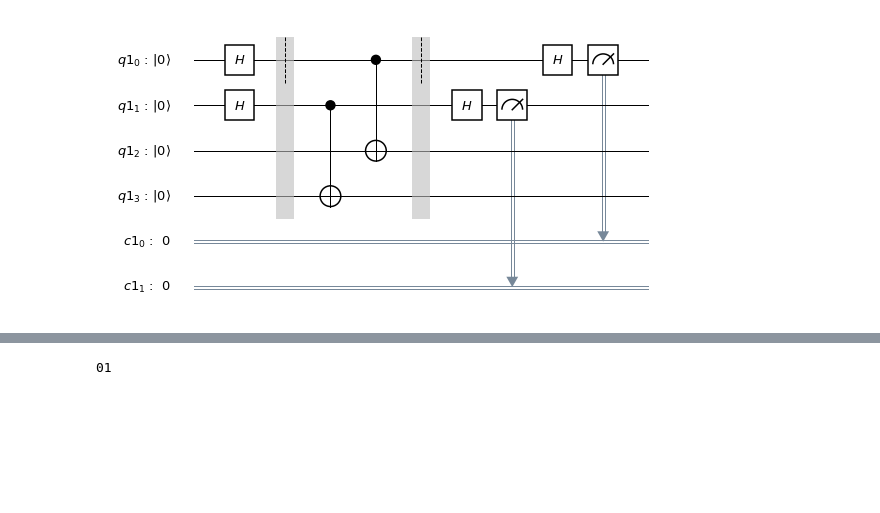
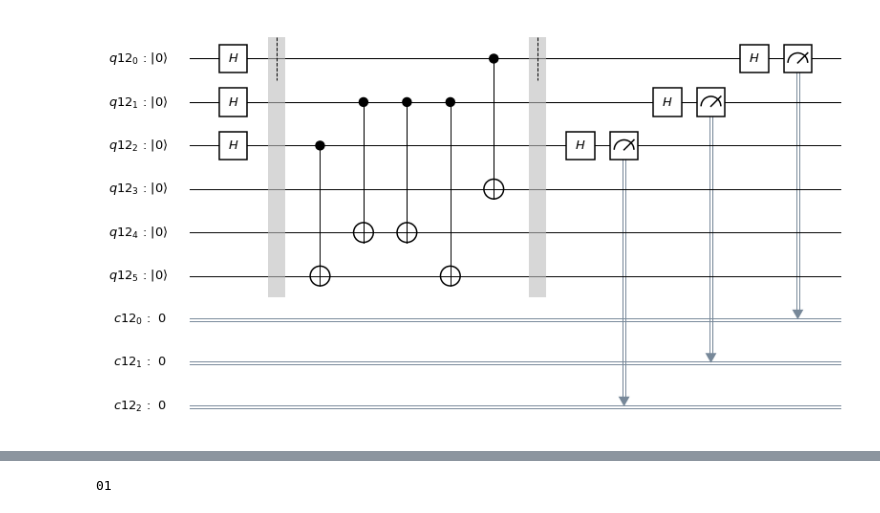
Before and after one commit to TheRealJeries/SimonsAlgorithm, a Jupyter notebook: Simon's problem IBMQeX.ipynb, the cells around one changed output, grey strips where cells are left out. Cells and saved outputs as stored; diff of their text form; code cells hidden in the pictures; blank space fills up the shorter version.

Commit message:
addind some blackbox to Ipythonbook

```diff
--- a/Simon's problem IBMQeX.ipynb
+++ b/Simon's problem IBMQeX.ipynb
@@ -6,32 +10,39 @@ import random
 # %%
-num_qubits = 4
+n = 3
 
-q = QuantumRegister(num_qubits) # 4 qubit register
-c = ClassicalRegister(int(num_qubits/2)) # 1 classical register
-circ = QuantumCircuit(q, c) # Quantum Circuit on q
+qr = QuantumRegister(n*2) # 4 qubit register
+cr = ClassicalRegister(n) # 1 classical register
+circ = QuantumCircuit(qr, cr) # Quantum Circuit on q
 
-for i in range(0, int(num_qubits/2)):
-    circ.h(q[i])
+for i in range(0, n):
+    circ.h(qr[i])
 
 circ.barrier()
 
-for i in range(0, int(num_qubits/2)):
-    circ.cx(q[i], q[int((num_qubits/2))+i])
+for i in range(0, n):
+    circ.cx(qr[i], qr[n+i])
 
-secret = ""
-for i in range(0, int(num_qubits/2)):
+
+for i in range(0, n):
     secret += str(random.randint(0, 10000)%2)
 
-# TO DO, rest of black box, xor s with x.
+s = "011" #temp val
+
+#xor s to register 2 (temp).
+for i, c in enumerate(s):
+    if c == '1':
+        circ.cx(qr[1], qr[n+i])
+
+# TO DO, rest of black box. maybe
 
 circ.barrier()
 
-for i in range(0, int(num_qubits/2)):
-    circ.h(q[i])
+for i in range(0, n):
+    circ.h(qr[i])
 
-for i in range(0, int(num_qubits/2)):
-    circ.measure(q[i], c[i])
+for i in range(n):
+    circ.measure(qr[i], cr[i])
 
 circ.draw(output='mpl')
 # %% [output]
-[figure, old version]
+[figure, new version]
```
Also changed, not shown: parts of 4 cells of this notebook.
